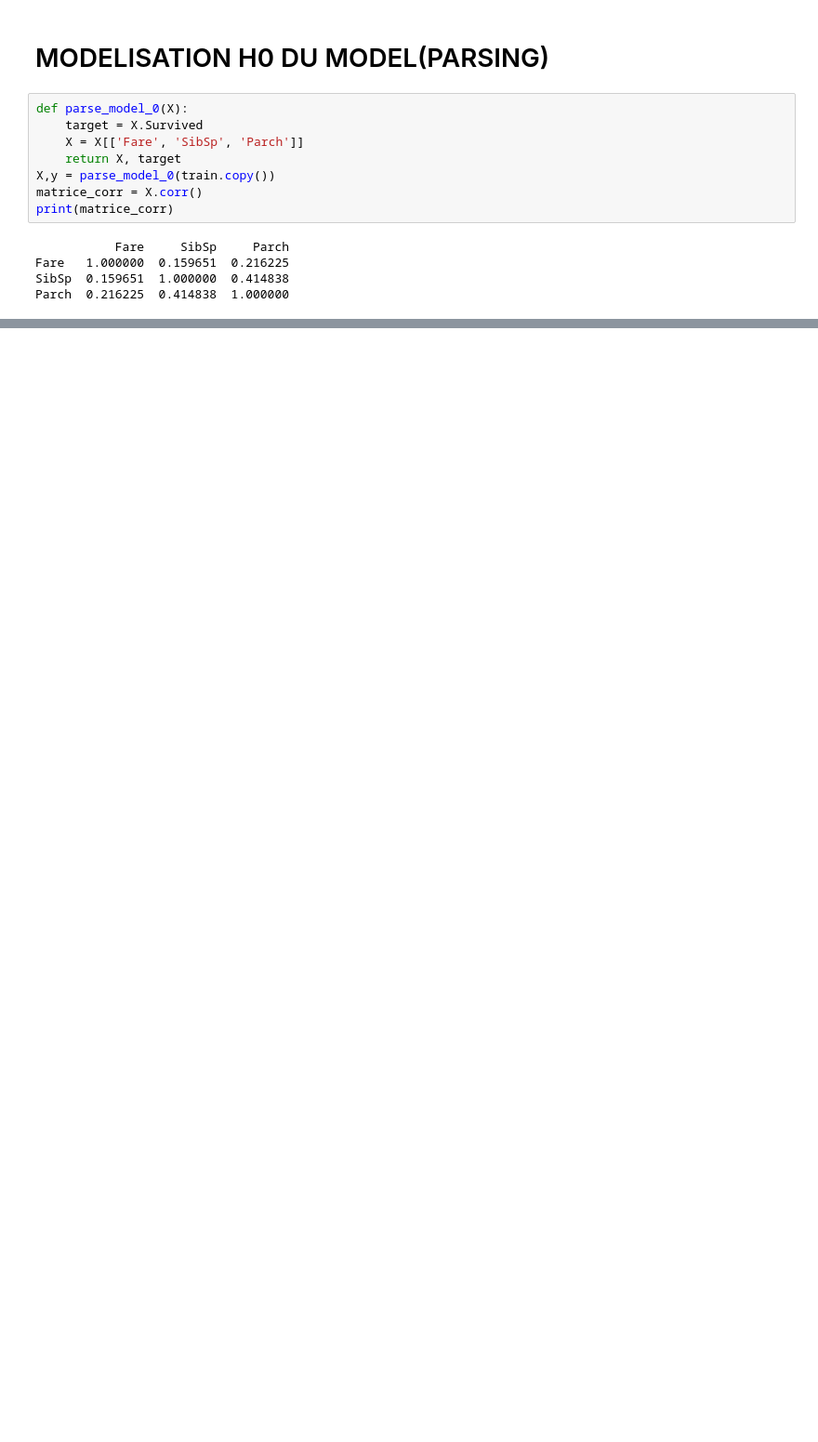
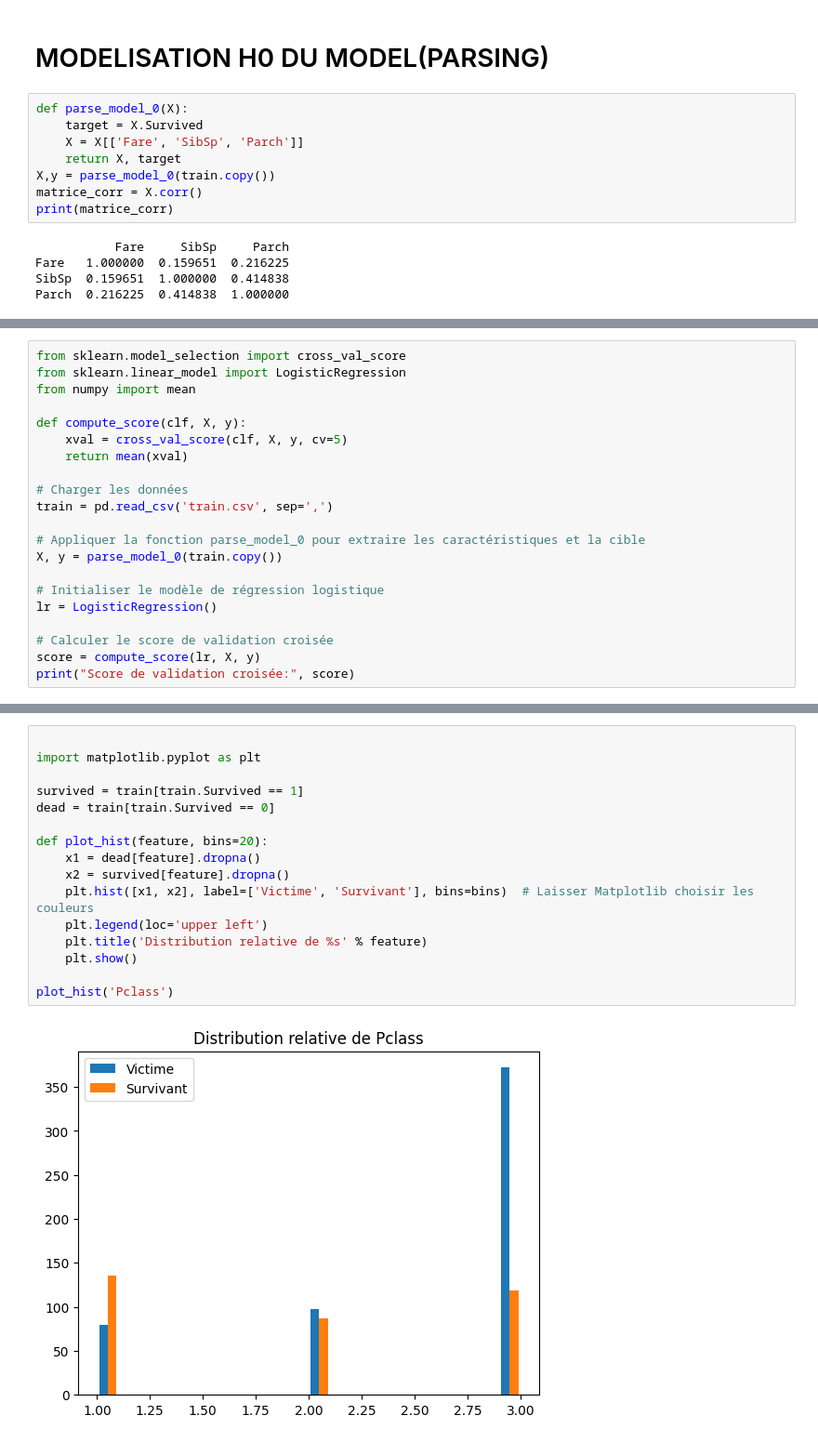
Before and after one commit to compo90/projet_titanic, a Jupyter notebook: titanic1.ipynb, the cells around one changed output, grey strips where cells are left out. Shown at 93% size. Saved outputs shown, nothing was run; the diff lists cells and outputs as text; blank space fills up the shorter version.

```diff
--- a/titanic1.ipynb
+++ b/titanic1.ipynb
@@ -124,0 +129,21 @@ Name: Survived, Length: 891, dtype: int64
+# %%
+from sklearn.model_selection import cross_val_score
+from sklearn.linear_model import LogisticRegression
+from numpy import mean
+
+def compute_score(clf, X, y):
+    xval = cross_val_score(clf, X, y, cv=5)
+    return mean(xval)
+
+# Charger les données
+train = pd.read_csv('train.csv', sep=',')
+
+# Appliquer la fonction parse_model_0 pour extraire les caractéristiques et la cible
+X, y = parse_model_0(train.copy())
+
+# Initialiser le modèle de régression logistique
+lr = LogisticRegression()
+
+# Calculer le score de validation croisée
+score = compute_score(lr, X, y)
+print("Score de validation croisée:", score)
@@ -124,0 +154,18 @@ Name: Survived, Length: 891, dtype: int64
+# %%
+
+import matplotlib.pyplot as plt
+
+survived = train[train.Survived == 1]
+dead = train[train.Survived == 0]
+
+def plot_hist(feature, bins=20):
+    x1 = dead[feature].dropna()
+    x2 = survived[feature].dropna()
+    plt.hist([x1, x2], label=['Victime', 'Survivant'], bins=bins)  # Laisser Matplotlib choisir les couleurs
+    plt.legend(loc='upper left')
+    plt.title('Distribution relative de %s' % feature)
+    plt.show()
+
+plot_hist('Pclass')
+# %% [output]
+[figure, added]
```
Also changed, not shown: parts of 12 cells of this notebook.
